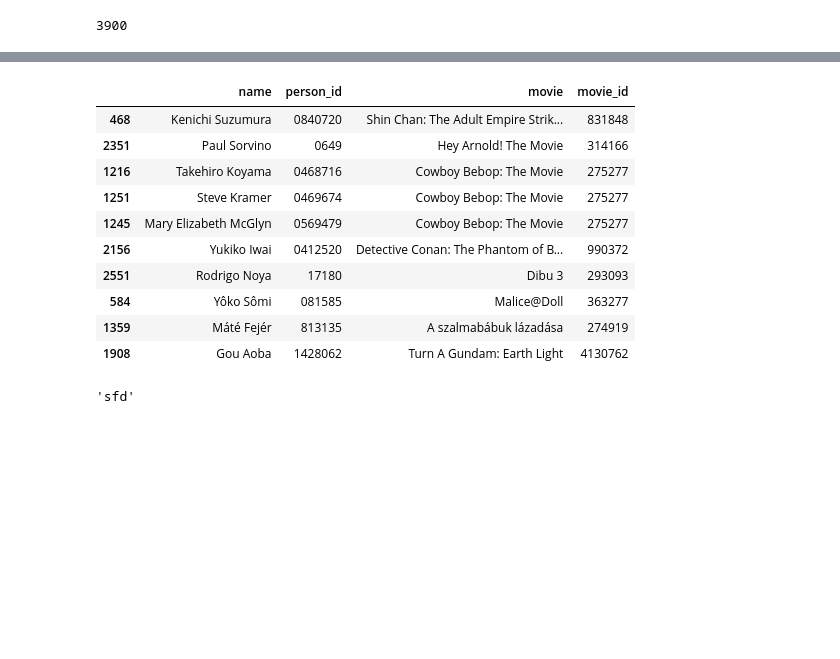
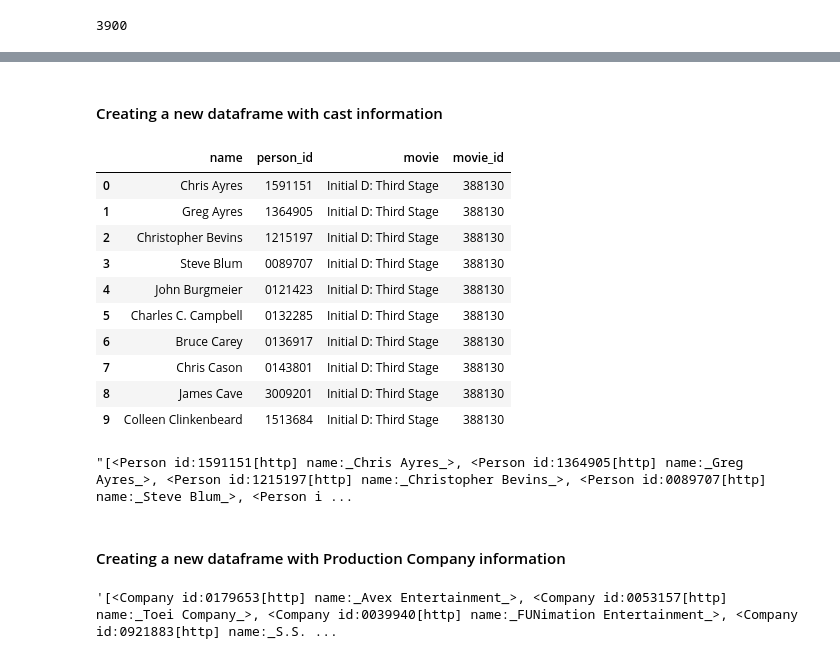
Before and after one commit to wrlaxboy151/may22-lunar-outpost, a Jupyter notebook: Making a DataFrame of Animated Movies 2.ipynb, the cells around one changed output, grey strips where cells are left out. Saved outputs shown, nothing was run; the diff lists cells and outputs as text; code cells hidden in the pictures; blank space fills up the shorter version.

Commit message:
correction to df_of_casts and new dataframes of distributors and production companies

```diff
--- a/Making a DataFrame of Animated Movies 2.ipynb
+++ b/Making a DataFrame of Animated Movies 2.ipynb
@@ -165,6 +165,8 @@ df.head()
 | 2 | 2 | 243017 | Waking Life | [<Person id:1085025[http] name:_T... | 2001.0 | [<Company id:0028932[http] name:_... | ['United States'] | [<Company id:0000756[http] name:_... | ... |
 | 3 | 3 | 291559 | Wave Twisters | [<Person id:0702579[http] name:_D... | 2001.0 | [<Company id:0060259[http] name:_... | ['United States'] | NaN | ... |
 | 4 | 4 | 277909 | Mutant Aliens | [<Person id:0566167[http] name:_D... | 2001.0 | [<Company id:0077590[http] name:_... | ['United States'] | [<Company id:0068070[http] name:_... | ... |
+# %% [markdown]
+#### Creating a new dataframe with cast information
 # %%
 #Here we create a helper function
 def cleancast(cast):
@@ -180,7 +182,7 @@ def cleancast(cast):
         temp_person_id =''
         while cast[0] in '1234567890':
             temp_person_id=temp_person_id+cast[0]
-            cast=cast.lstrip(cast[0])
+            cast=cast[1:]
         #now temp_person_id is the person's id
         ids.append(temp_person_id)
         cast=cast.lstrip('[http] name:_')
@@ -188,7 +190,7 @@ def cleancast(cast):
         temp_name=''
         while cast[0] != '_': #I sincerely hope no one's name has an underscore in it...
             temp_name = temp_name+ cast[0]
-            cast=cast.lstrip(cast[0])
+            cast=cast[1:]
         cast=cast.lstrip('_>, ')
         #now temp_name is the person's name
         names.append(temp_name)
@@ -218,24 +220,26 @@ for i in range(len(df)):
 
 casts_df.to_csv("df_of_casts.csv")
 # %%
-casts_df.sample(10)
+casts_df.head(10)
 # %% [output]
 |  | name | person_id | movie | movie_id |
-| 468 | Kenichi Suzumura | 0840720 | Shin Chan: The Adult Empire Strik... | 831848 |
-| 2351 | Paul Sorvino | 0649 | Hey Arnold! The Movie | 314166 |
-| 1216 | Takehiro Koyama | 0468716 | Cowboy Bebop: The Movie | 275277 |
-| 1251 | Steve Kramer | 0469674 | Cowboy Bebop: The Movie | 275277 |
-| 1245 | Mary Elizabeth McGlyn | 0569479 | Cowboy Bebop: The Movie | 275277 |
-| 2156 | Yukiko Iwai | 0412520 | Detective Conan: The Phantom of B... | 990372 |
-| 2551 | Rodrigo Noya | 17180 | Dibu 3 | 293093 |
-| 584 | Yôko Sômi | 081585 | Malice@Doll | 363277 |
-| 1359 | Máté Fejér | 813135 | A szalmabábuk lázadása | 274919 |
-| 1908 | Gou Aoba | 1428062 | Turn A Gundam: Earth Light | 4130762 |
+| 0 | Chris Ayres | 1591151 | Initial D: Third Stage | 388130 |
+| 1 | Greg Ayres | 1364905 | Initial D: Third Stage | 388130 |
+| 2 | Christopher Bevins | 1215197 | Initial D: Third Stage | 388130 |
+| 3 | Steve Blum | 0089707 | Initial D: Third Stage | 388130 |
+| 4 | John Burgmeier | 0121423 | Initial D: Third Stage | 388130 |
+| 5 | Charles C. Campbell | 0132285 | Initial D: Third Stage | 388130 |
+| 6 | Bruce Carey | 0136917 | Initial D: Third Stage | 388130 |
+| 7 | Chris Cason | 0143801 | Initial D: Third Stage | 388130 |
+| 8 | James Cave | 3009201 | Initial D: Third Stage | 388130 |
+| 9 | Colleen Clinkenbeard | 1513684 | Initial D: Third Stage | 388130 |
-# %%
-teststring='asfd'
-
-newstring=teststring.strip(teststring[0])
-
-newstring
-# %% [output]
-'sfd'
+# %%
+df['cast'][0]
+# %% [output]
+"[<Person id:1591151[http] name:_Chris Ayres_>, <Person id:1364905[http] name:_Greg Ayres_>, <Person id:1215197[http] name:_Christopher Bevins_>, <Person id:0089707[http] name:_Steve Blum_>, <Person i ...
+# %% [markdown]
+#### Creating a new dataframe with Production Company information
+# %%
+df['distributors'][0]
+# %% [output]
+'[<Company id:0179653[http] name:_Avex Entertainment_>, <Company id:0053157[http] name:_Toei Company_>, <Company id:0039940[http] name:_FUNimation Entertainment_>, <Company id:0921883[http] name:_S.S. ...
```
Also changed, not shown: parts of 8 cells of this notebook, 3 other files.
